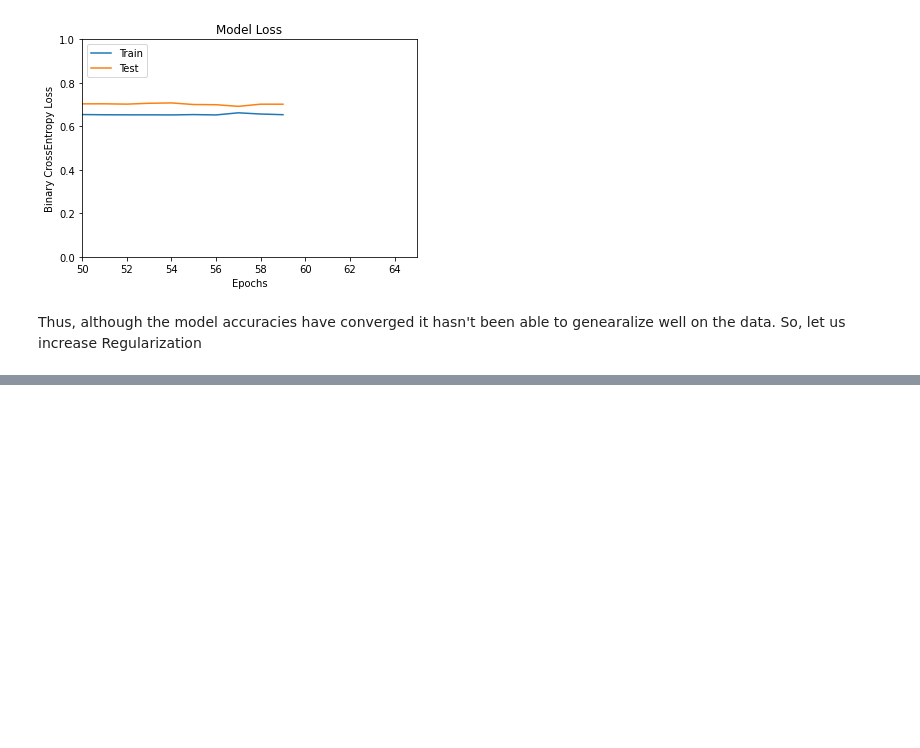
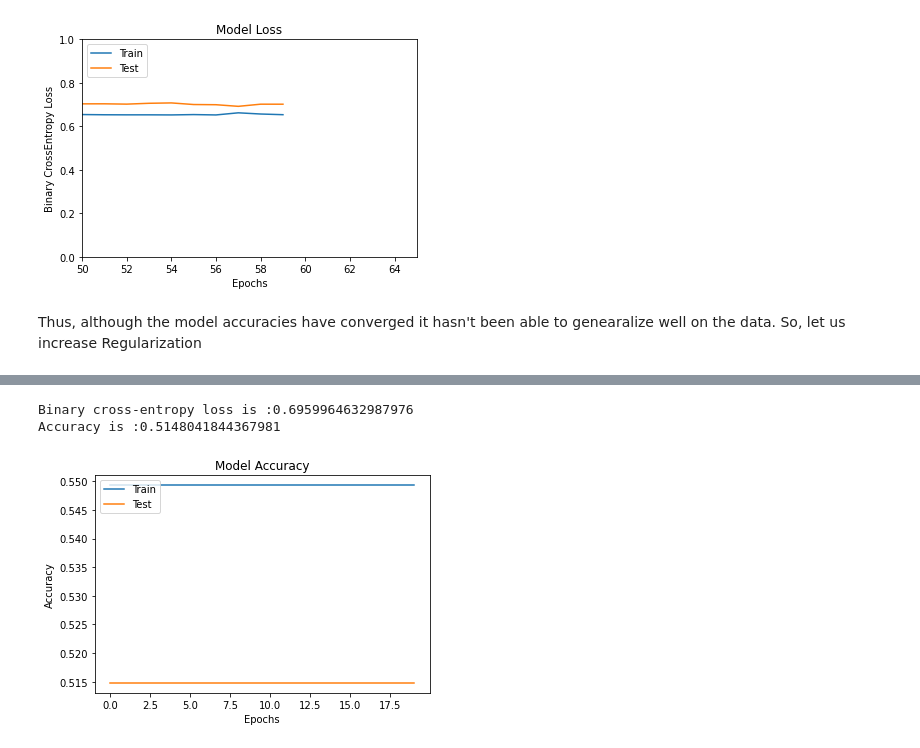
Before and after one commit to PrajwalKalpande/IPL-Score-and-Winner-Prediction, a Jupyter notebook: IPL_NNs.ipynb, the cells around one changed output, grey strips where cells are left out. Saved outputs shown, nothing was run; the diff lists cells and outputs as text; code cells hidden in the pictures; blank space fills up the shorter version.

```diff
--- a/IPL_NNs.ipynb
+++ b/IPL_NNs.ipynb
@@ -837,0 +929,2 @@ plt.show()
+# %%
+model3 , hist3, sum3, win_score3 = create_model_soft( 16, 32, 64, 64, 32, 16,100,'relu','relu',0.3,1e-03)
@@ -837,0 +949,17 @@ plt.show()
+# %%
+print(f"Binary cross-entropy loss is :{ win_score3[0]}")
+print(f"Accuracy is :{win_score3[1]}")
+# %% [output]
+Binary cross-entropy loss is :0.6959964632987976
+Accuracy is :0.5148041844367981
+# %%
+# summarize history for accuracy
+plt.plot(hist3.history['accuracy'])
+plt.plot(hist3.history['val_accuracy'])
+plt.title('Model Accuracy')
+plt.ylabel('Accuracy')
+plt.xlabel('Epochs')
+plt.legend(['Train', 'Test'], loc='upper left')
+plt.show()
+# %% [output]
+[figure, added]
```
Also changed, not shown: parts of 15 cells of this notebook.
